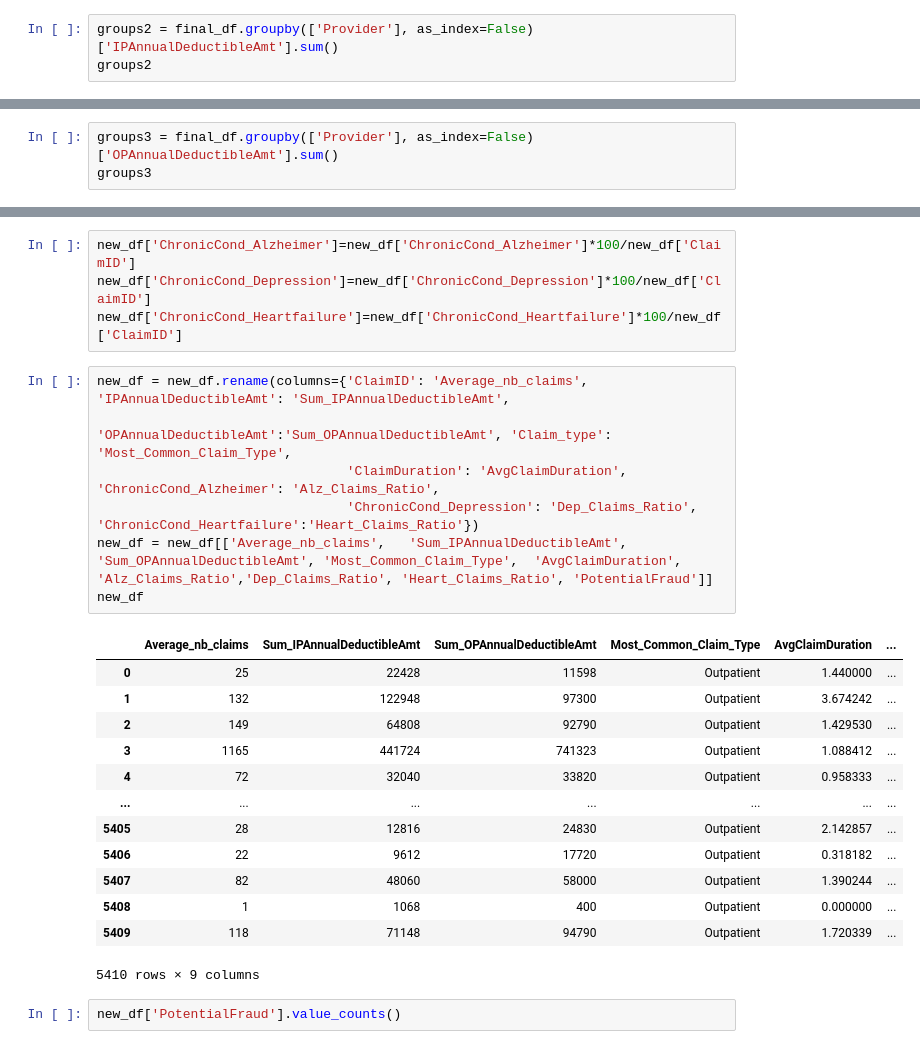
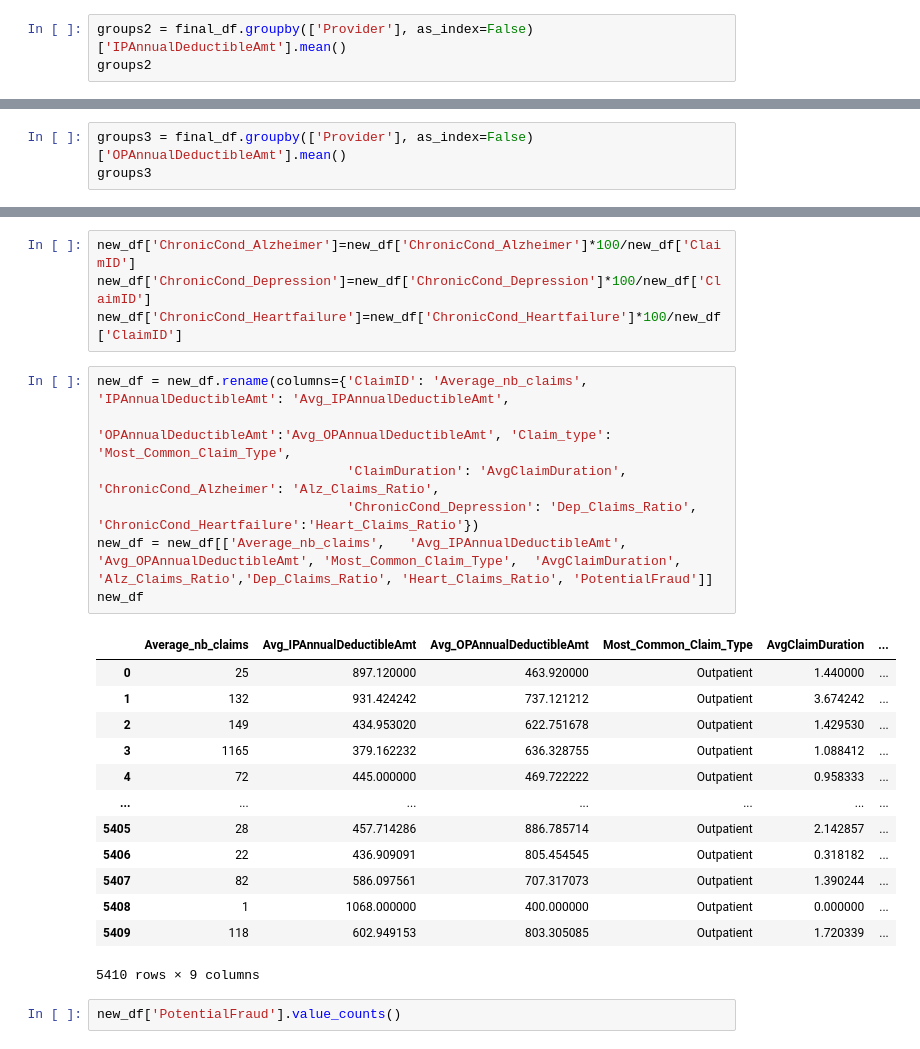
Before and after one commit to areias/healthcare_fraud, a Jupyter notebook: Logistic_Regression.ipynb, the cells around one changed output, grey strips where cells are left out. Drawn from its saved outputs; the diff is of its cells as text.

```diff
--- a/Logistic_Regression.ipynb
+++ b/Logistic_Regression.ipynb
@@ -311,7 +312,7 @@ groups1
 | 5409 | PRV57763 | 118 |
 5410 rows × 2 columns
 # %%
-groups2 = final_df.groupby(['Provider'], as_index=False)['IPAnnualDeductibleAmt'].sum()
+groups2 = final_df.groupby(['Provider'], as_index=False)['IPAnnualDeductibleAmt'].mean()
 groups2
 # %% [output]
 |  | Provider | IPAnnualDeductibleAmt |
@@ -329,6 +330,6 @@ groups2
 5410 rows × 2 columns
 # %%
-groups3 = final_df.groupby(['Provider'], as_index=False)['OPAnnualDeductibleAmt'].sum()
+groups3 = final_df.groupby(['Provider'], as_index=False)['OPAnnualDeductibleAmt'].mean()
 groups3
 # %% [output]
 |  | Provider | OPAnnualDeductibleAmt |
@@ -458,25 +459,25 @@ new_df['ChronicCond_Alzheimer']=new_df['ChronicCond_Alzheimer']*100/new_df['Clai
 new_df['ChronicCond_Depression']=new_df['ChronicCond_Depression']*100/new_df['ClaimID']
 new_df['ChronicCond_Heartfailure']=new_df['ChronicCond_Heartfailure']*100/new_df['ClaimID']
 # %%
-new_df = new_df.rename(columns={'ClaimID': 'Average_nb_claims', 'IPAnnualDeductibleAmt': 'Sum_IPAnnualDeductibleAmt',
-                                'OPAnnualDeductibleAmt':'Sum_OPAnnualDeductibleAmt', 'Claim_type': 'Most_Common_Claim_Type',
+new_df = new_df.rename(columns={'ClaimID': 'Average_nb_claims', 'IPAnnualDeductibleAmt': 'Avg_IPAnnualDeductibleAmt',
+                                'OPAnnualDeductibleAmt':'Avg_OPAnnualDeductibleAmt', 'Claim_type': 'Most_Common_Claim_Type',
                                 'ClaimDuration': 'AvgClaimDuration', 'ChronicCond_Alzheimer': 'Alz_Claims_Ratio',
                                 'ChronicCond_Depression': 'Dep_Claims_Ratio', 'ChronicCond_Heartfailure':'Heart_Claims_Ratio'})
-new_df = new_df[['Average_nb_claims',	'Sum_IPAnnualDeductibleAmt', 'Sum_OPAnnualDeductibleAmt', 'Most_Common_Claim_Type',	'AvgClaimDuration',	'Alz_Claims_Ratio','Dep_Claims_Ratio', 'Heart_Claims_Ratio', 'PotentialFraud']]
+new_df = new_df[['Average_nb_claims',	'Avg_IPAnnualDeductibleAmt', 'Avg_OPAnnualDeductibleAmt', 'Most_Common_Claim_Type',	'AvgClaimDuration',	'Alz_Claims_Ratio','Dep_Claims_Ratio', 'Heart_Claims_Ratio', 'PotentialFraud']]
 new_df
 # %% [output]
-|  | Average_nb_claims | Sum_IPAnnualDeductibleAmt | Sum_OPAnnualDeductibleAmt | Most_Common_Claim_Type | AvgClaimDuration | ... |
-| 0 | 25 | 22428 | 11598 | Outpatient | 1.440000 | ... |
-| 1 | 132 | 122948 | 97300 | Outpatient | 3.674242 | ... |
-| 2 | 149 | 64808 | 92790 | Outpatient | 1.429530 | ... |
-| 3 | 1165 | 441724 | 741323 | Outpatient | 1.088412 | ... |
-| 4 | 72 | 32040 | 33820 | Outpatient | 0.958333 | ... |
+|  | Average_nb_claims | Avg_IPAnnualDeductibleAmt | Avg_OPAnnualDeductibleAmt | Most_Common_Claim_Type | AvgClaimDuration | ... |
+| 0 | 25 | 897.120000 | 463.920000 | Outpatient | 1.440000 | ... |
+| 1 | 132 | 931.424242 | 737.121212 | Outpatient | 3.674242 | ... |
+| 2 | 149 | 434.953020 | 622.751678 | Outpatient | 1.429530 | ... |
+| 3 | 1165 | 379.162232 | 636.328755 | Outpatient | 1.088412 | ... |
+| 4 | 72 | 445.000000 | 469.722222 | Outpatient | 0.958333 | ... |
 | ... | ... | ... | ... | ... | ... | ... |
-| 5405 | 28 | 12816 | 24830 | Outpatient | 2.142857 | ... |
-| 5406 | 22 | 9612 | 17720 | Outpatient | 0.318182 | ... |
-| 5407 | 82 | 48060 | 58000 | Outpatient | 1.390244 | ... |
-| 5408 | 1 | 1068 | 400 | Outpatient | 0.000000 | ... |
-| 5409 | 118 | 71148 | 94790 | Outpatient | 1.720339 | ... |
+| 5405 | 28 | 457.714286 | 886.785714 | Outpatient | 2.142857 | ... |
+| 5406 | 22 | 436.909091 | 805.454545 | Outpatient | 0.318182 | ... |
+| 5407 | 82 | 586.097561 | 707.317073 | Outpatient | 1.390244 | ... |
+| 5408 | 1 | 1068.000000 | 400.000000 | Outpatient | 0.000000 | ... |
+| 5409 | 118 | 602.949153 | 803.305085 | Outpatient | 1.720339 | ... |
 5410 rows × 9 columns
 # %%
 new_df['PotentialFraud'].value_counts()
```
Also changed, not shown: parts of 27 cells of this notebook.
